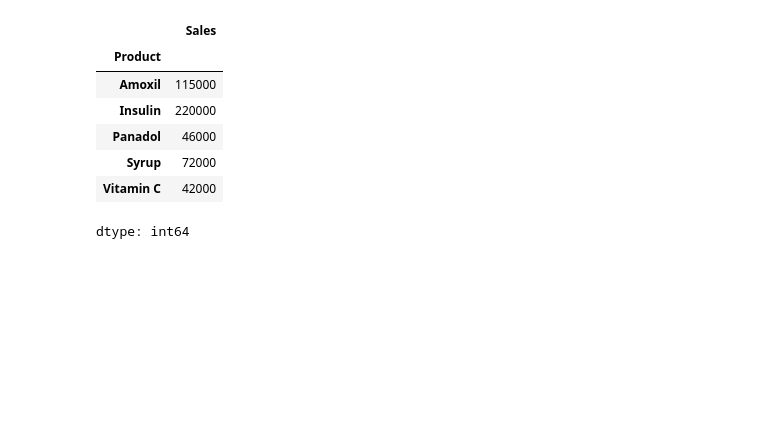
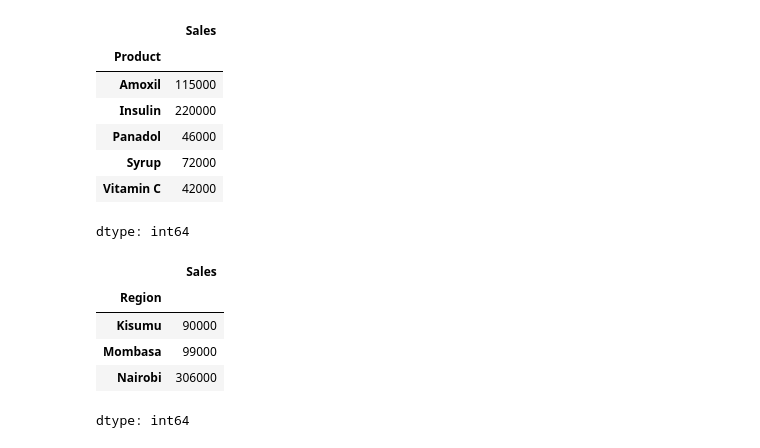
Before and after one commit to nicholas-ooko/my-first-repository, a Jupyter notebook: Pharma_sales.ipynb, the cells around one changed output. Saved outputs shown, nothing was run; the diff lists cells and outputs as text; code cells hidden in the pictures; blank space fills up the shorter version.

```diff
--- a/Pharma_sales.ipynb
+++ b/Pharma_sales.ipynb
@@ -81,3 +96,12 @@ df.groupby("Product")["Sales"].sum()
 | Syrup | 72000 |
 | Vitamin C | 42000 |
 dtype: int64
+# %%
+df.groupby("Region")["Sales"].sum()
+# %% [output]
+|  | Sales |
+| Region |  |
+| Kisumu | 90000 |
+| Mombasa | 99000 |
+| Nairobi | 306000 |
+dtype: int64
```
Also changed, not shown: parts of 3 cells of this notebook.
